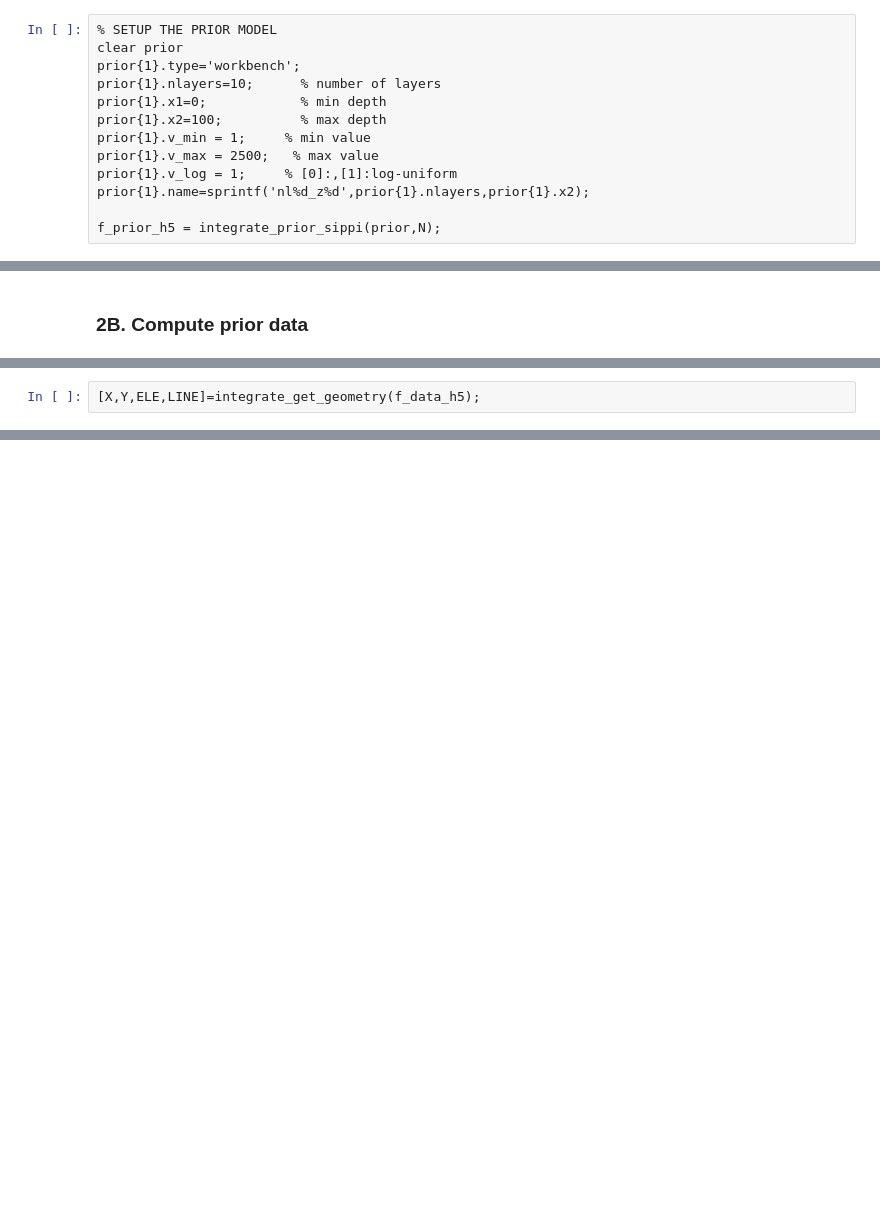
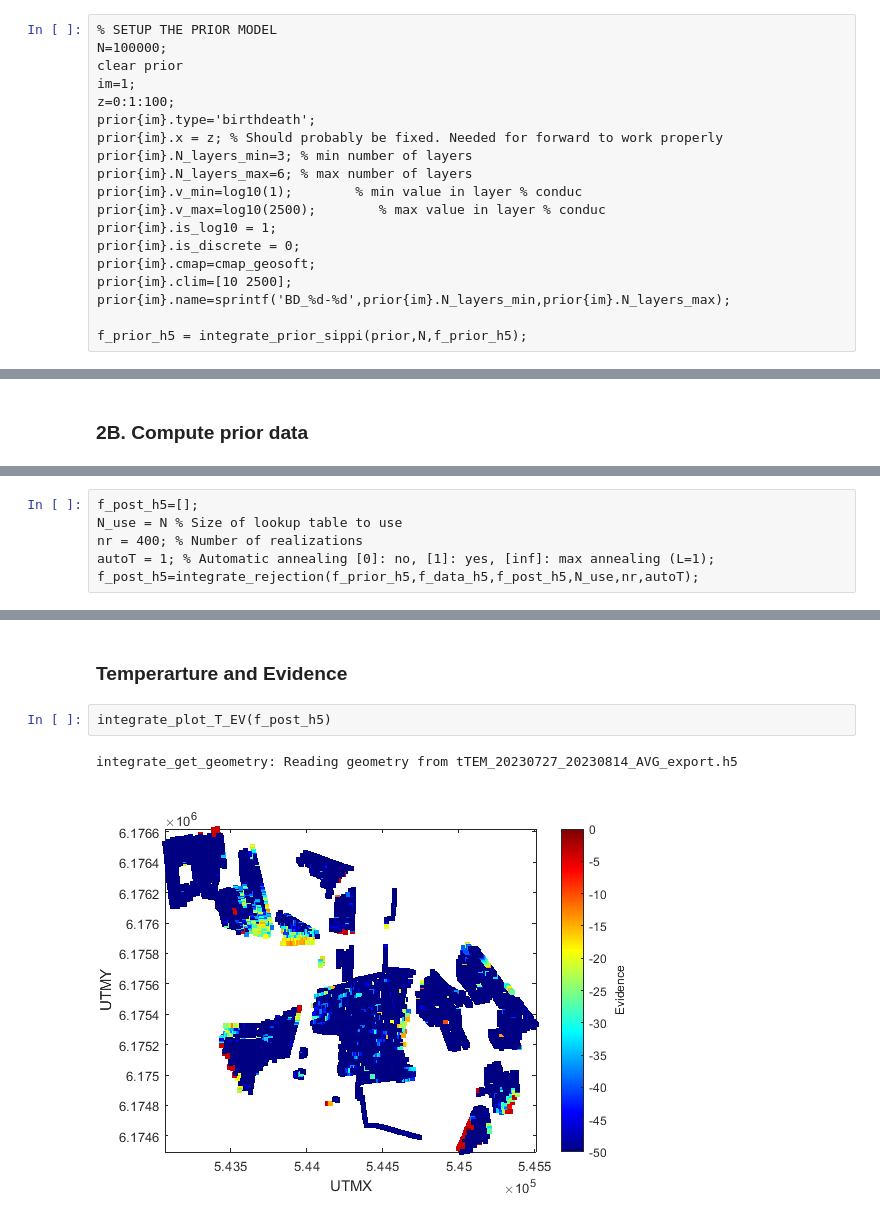
Before and after one commit to cultpenguin/integrate, a Jupyter notebook: doc/notebooks_matlab/matlab_ex_daugaard.ipynb, the cells around one changed output, grey strips where cells are left out. Cells and saved outputs as stored; diff of their text form; blank space fills up the shorter version.

```diff
--- a/doc/notebooks_matlab/matlab_ex_daugaard.ipynb
+++ b/doc/notebooks_matlab/matlab_ex_daugaard.ipynb
@@ -64,14 +62,20 @@ In this exanmple a 10-layer Workbench type prior is chosen, and 'N' realizations
 # %%
 % SETUP THE PRIOR MODEL
+N=100000;
 clear prior
-prior{1}.type='workbench';
-prior{1}.nlayers=10;      % number of layers
-prior{1}.x1=0;            % min depth
-prior{1}.x2=100;          % max depth
-prior{1}.v_min = 1;     % min value
-prior{1}.v_max = 2500;   % max value
-prior{1}.v_log = 1;     % [0]:,[1]:log-uniform
-prior{1}.name=sprintf('nl%d_z%d',prior{1}.nlayers,prior{1}.x2);
+im=1;
+z=0:1:100;
+prior{im}.type='birthdeath';
+prior{im}.x = z; % Should probably be fixed. Needed for forward to work properly
+prior{im}.N_layers_min=3; % min number of layers
+prior{im}.N_layers_max=6; % max number of layers
+prior{im}.v_min=log10(1);        % min value in layer % conduc
+prior{im}.v_max=log10(2500);        % max value in layer % conduc
+prior{im}.is_log10 = 1;
+prior{im}.is_discrete = 0;
+prior{im}.cmap=cmap_geosoft;
+prior{im}.clim=[10 2500];
+prior{im}.name=sprintf('BD_%d-%d',prior{im}.N_layers_min,prior{im}.N_layers_max);
 
-f_prior_h5 = integrate_prior_sippi(prior,N);
+f_prior_h5 = integrate_prior_sippi(prior,N,f_prior_h5);
 # %% [output]
@@ -126,3 +118,7 @@ Caused by:
 # %%
-[X,Y,ELE,LINE]=integrate_get_geometry(f_data_h5);
+f_post_h5=[];
+N_use = N % Size of lookup table to use
+nr = 400; % Number of realizations
+autoT = 1; % Automatic annealing [0]: no, [1]: yes, [inf]: max annealing (L=1);
+f_post_h5=integrate_rejection(f_prior_h5,f_data_h5,f_post_h5,N_use,nr,autoT);
 # %% [output]
@@ -149,0 +171,7 @@ path
+# %% [markdown]
+### Temperarture and Evidence
+# %%
+integrate_plot_T_EV(f_post_h5)
+# %% [output]
+integrate_get_geometry: Reading geometry from tTEM_20230727_20230814_AVG_export.h5
+[figure, added]
```
Also changed, not shown: parts of 24 cells of this notebook.
